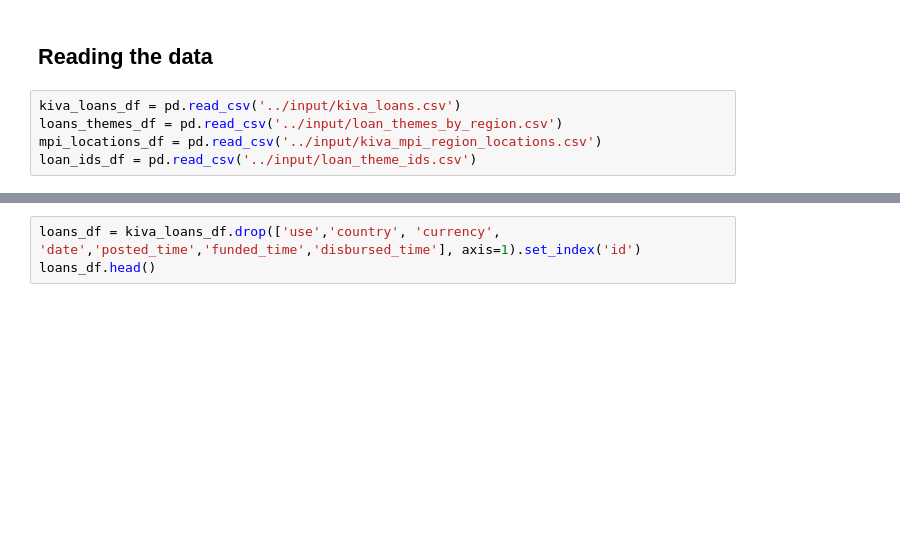
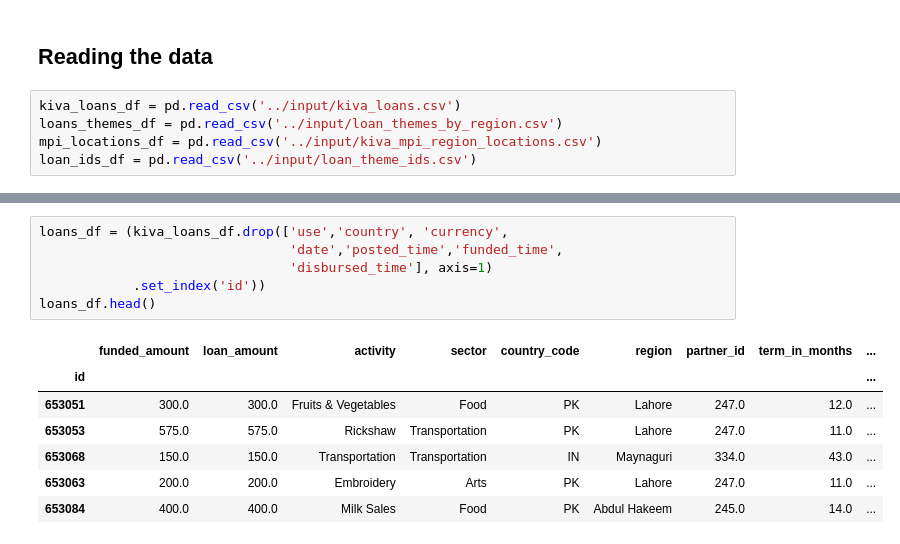
Before and after one commit to shahab-ai/kaggle-kiva.org, a Jupyter notebook: script.ipynb, the cells around one changed output, grey strips where cells are left out. Drawn from its saved outputs; the diff is of its cells as text; blank space fills up the shorter version.

Commit message:
Create clean and full data table

```diff
--- a/script.ipynb
+++ b/script.ipynb
@@ -39,4 +125,15 @@ mpi_locations_df.head()
 # %%
-loans_df = kiva_loans_df.drop(['use','country', 'currency', 'date','posted_time','funded_time','disbursed_time'], axis=1).set_index('id')
+loans_df = (kiva_loans_df.drop(['use','country', 'currency',
+                                'date','posted_time','funded_time',
+                                'disbursed_time'], axis=1)
+            .set_index('id'))
 loans_df.head()
+# %% [output]
+|  | funded_amount | loan_amount | activity | sector | country_code | region | partner_id | term_in_months | ... |
+| id |  |  |  |  |  |  |  |  | ... |
+| 653051 | 300.0 | 300.0 | Fruits & Vegetables | Food | PK | Lahore | 247.0 | 12.0 | ... |
+| 653053 | 575.0 | 575.0 | Rickshaw | Transportation | PK | Lahore | 247.0 | 11.0 | ... |
+| 653068 | 150.0 | 150.0 | Transportation | Transportation | IN | Maynaguri | 334.0 | 43.0 | ... |
+| 653063 | 200.0 | 200.0 | Embroidery | Arts | PK | Lahore | 247.0 | 11.0 | ... |
+| 653084 | 400.0 | 400.0 | Milk Sales | Food | PK | Abdul Hakeem | 245.0 | 14.0 | ... |
 # %%
```
Also changed, not shown: parts of 14 cells of this notebook.
